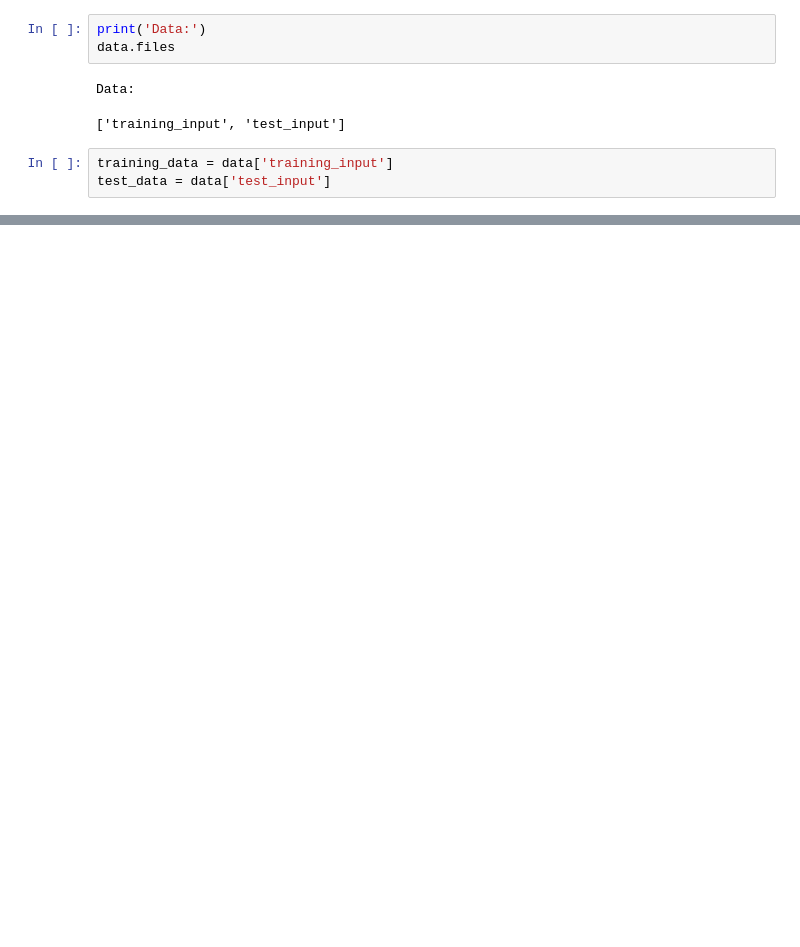
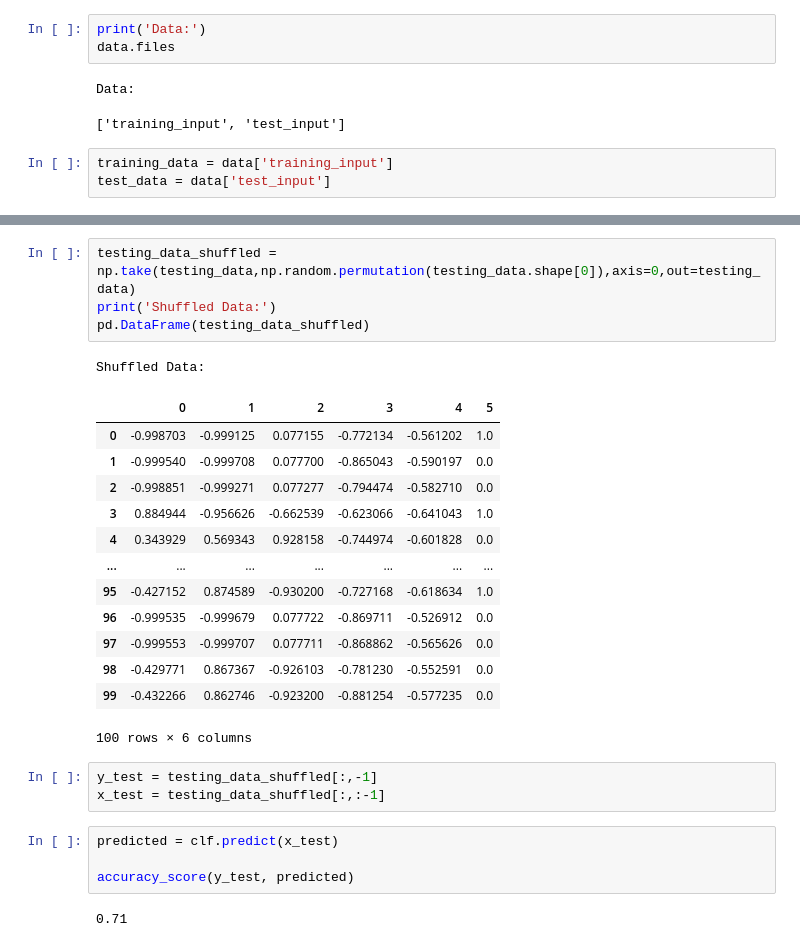
Before and after one commit to enriqueasegura/Quantum-X, a Jupyter notebook: ML_QMLHEP.ipynb, the cells around one changed output, grey strips where cells are left out. Cells and saved outputs as stored; diff of their text form; blank space fills up the shorter version.

```diff
--- a/ML_QMLHEP.ipynb
+++ b/ML_QMLHEP.ipynb
@@ -176,0 +248,28 @@ plt.subplots_adjust(top=.9)
+# %%
+testing_data_shuffled = np.take(testing_data,np.random.permutation(testing_data.shape[0]),axis=0,out=testing_data)
+print('Shuffled Data:')
+pd.DataFrame(testing_data_shuffled)
+# %% [output]
+Shuffled Data:
+|  | 0 | 1 | 2 | 3 | 4 | 5 |
+| 0 | -0.998703 | -0.999125 | 0.077155 | -0.772134 | -0.561202 | 1.0 |
+| 1 | -0.999540 | -0.999708 | 0.077700 | -0.865043 | -0.590197 | 0.0 |
+| 2 | -0.998851 | -0.999271 | 0.077277 | -0.794474 | -0.582710 | 0.0 |
+| 3 | 0.884944 | -0.956626 | -0.662539 | -0.623066 | -0.641043 | 1.0 |
+| 4 | 0.343929 | 0.569343 | 0.928158 | -0.744974 | -0.601828 | 0.0 |
+| ... | ... | ... | ... | ... | ... | ... |
+| 95 | -0.427152 | 0.874589 | -0.930200 | -0.727168 | -0.618634 | 1.0 |
+| 96 | -0.999535 | -0.999679 | 0.077722 | -0.869711 | -0.526912 | 0.0 |
+| 97 | -0.999553 | -0.999707 | 0.077711 | -0.868862 | -0.565626 | 0.0 |
+| 98 | -0.429771 | 0.867367 | -0.926103 | -0.781230 | -0.552591 | 0.0 |
+| 99 | -0.432266 | 0.862746 | -0.923200 | -0.881254 | -0.577235 | 0.0 |
+100 rows × 6 columns
+# %%
+y_test = testing_data_shuffled[:,-1]
+x_test = testing_data_shuffled[:,:-1]
+# %%
+predicted = clf.predict(x_test)
+
+accuracy_score(y_test, predicted)
+# %% [output]
+0.71
```
Also changed, not shown: parts of 18 cells of this notebook.
